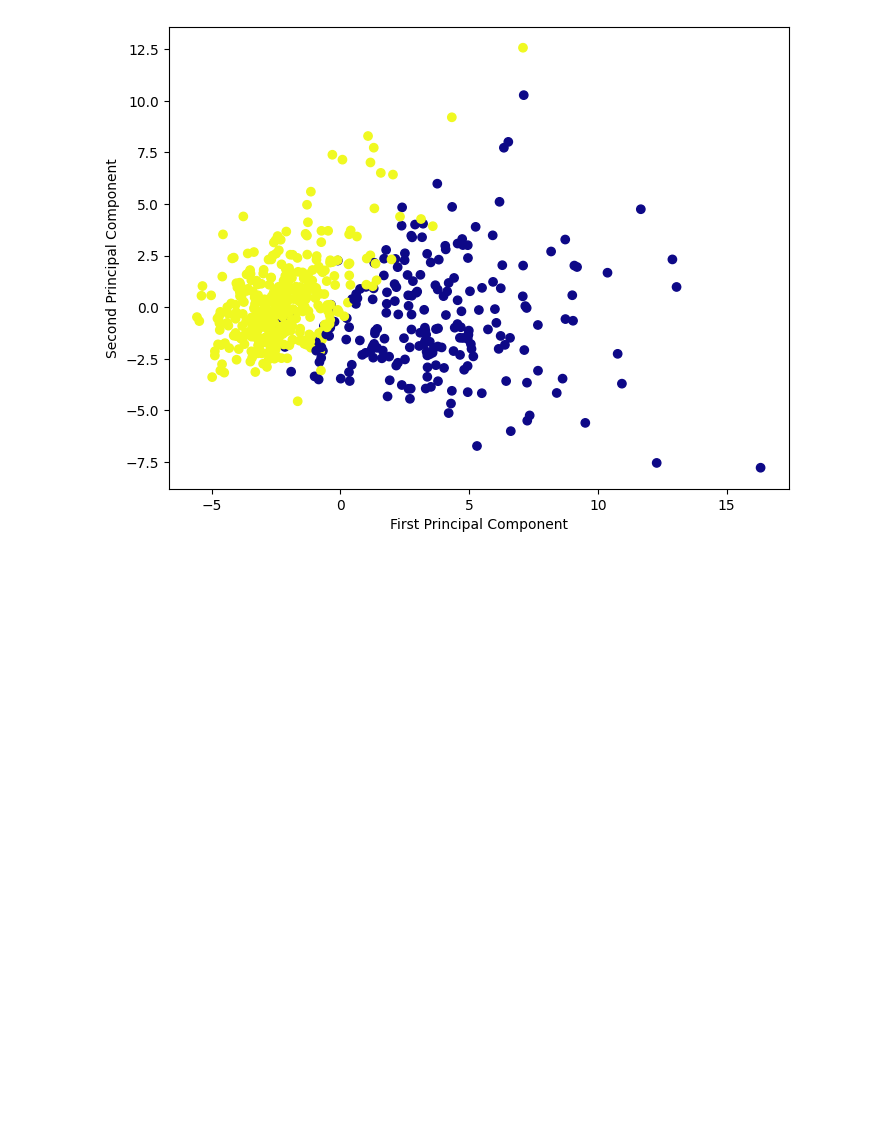
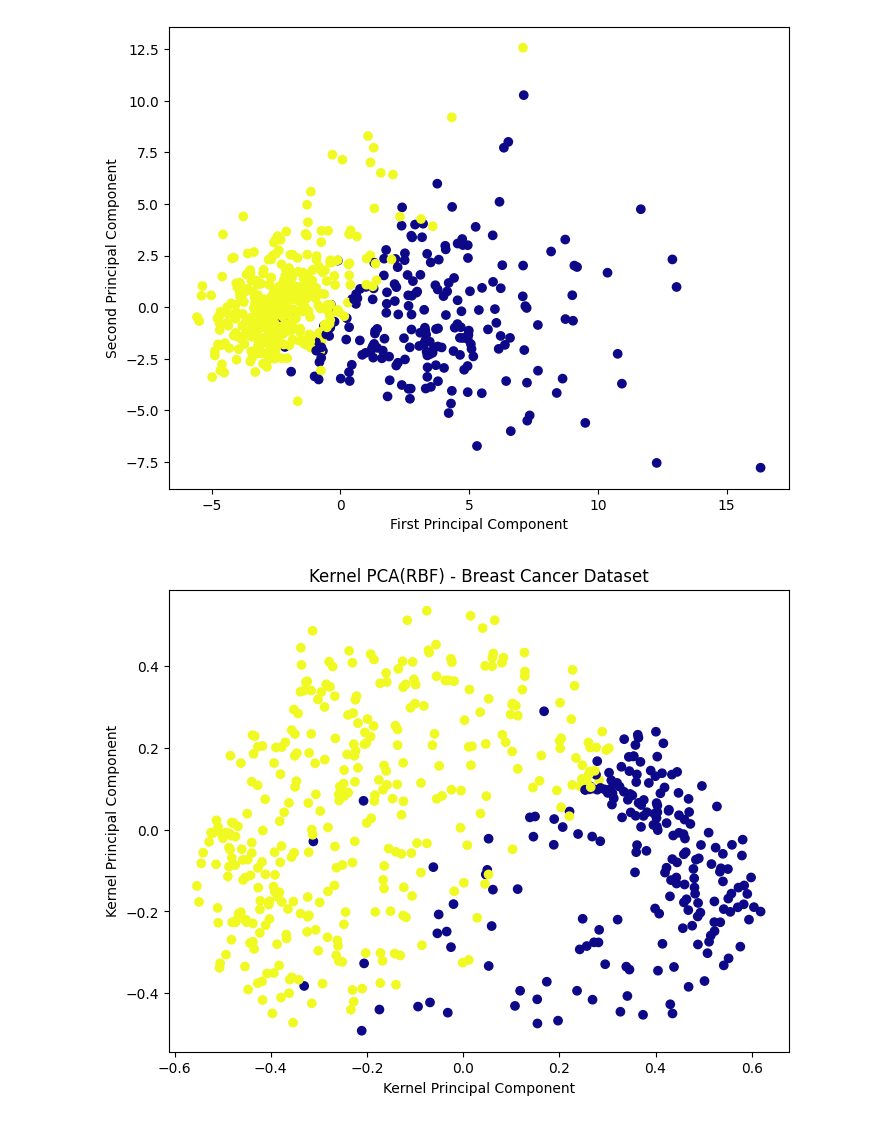
Before and after one commit to bhagyashree-sudo/Task10, a Jupyter notebook: Untitled15.ipynb, the cells around one changed output. Saved outputs shown, nothing was run; the diff lists cells and outputs as text; code cells hidden in the pictures; blank space fills up the shorter version.

```diff
--- a/Untitled15.ipynb
+++ b/Untitled15.ipynb
@@ -48,3 +48,39 @@ dict_keys(['data', 'target', 'frame', 'target_names', 'DESCR', 'feature_names',
  [-5.4752433  -0.67063679]]
 [13.30499079  5.7013746 ]
 [figure]
+# %%
+import pandas as pd
+import numpy as np
+import matplotlib.pyplot as plt
+
+from sklearn.datasets import load_breast_cancer
+cancer_dataset=load_breast_cancer()
+
+x=cancer_dataset.data
+y=cancer_dataset.target
+
+from sklearn.preprocessing import StandardScaler
+sc=StandardScaler()
+X_scaled=sc.fit_transform(x)
+
+from sklearn.decomposition import KernelPCA
+kpca=KernelPCA(
+    n_components=2,
+    kernel='rbf',
+gamma=0.05
+)
+x_kpca=kpca.fit_transform(X_scaled)
+
+plt.figure(figsize=(8,6))
+plt.scatter(
+    x_kpca[:,0],
+    x_kpca[:,1],
+    c=y,
+    cmap='plasma'
+)
+plt.xlabel("Kernel Principal Component")
+plt.ylabel("Kernel Principal Component")
+plt.title("Kernel PCA(RBF) - Breast Cancer Dataset")
+plt.show()
+# %% [output]
+[figure, added]
```
